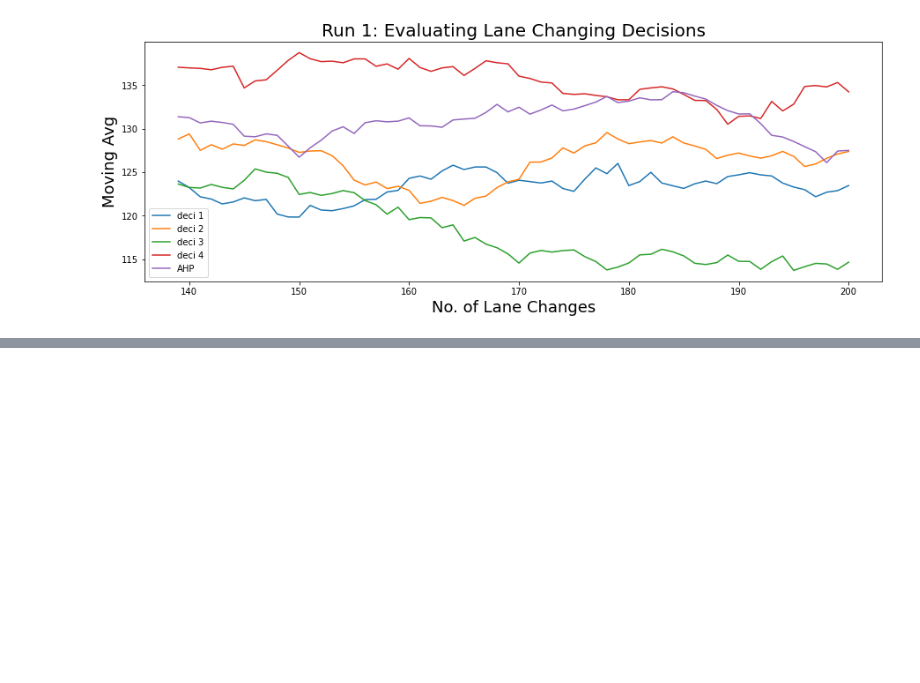
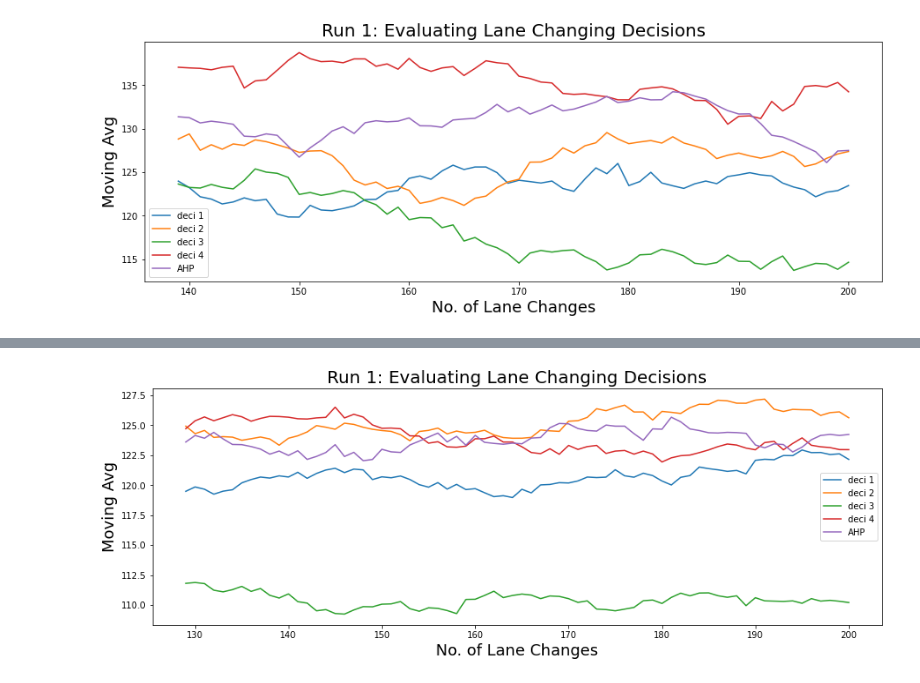
Before and after one commit to Shiv3901/Model_Tester, a Jupyter notebook: Experiment_oct_14.ipynb, the cells around one changed output, grey strips where cells are left out. Cells and saved outputs as stored; diff of their text form; code cells hidden in the pictures; blank space fills up the shorter version.

```diff
--- a/Experiment_oct_14.ipynb
+++ b/Experiment_oct_14.ipynb
@@ -69,0 +78,8 @@ runs_final_2 = Generate.Generate("run_final", paths_final_2, 5)
+# %%
+paths_final_2 = ["run_9.csv"]
+titles = ["deci 1", "deci 2", "deci 3", "deci 4", "AHP"]
+runs_final_2 = Generate.Generate("run_final", paths_final_2, 5)
+# %%
+ _ = runs_final_2.generate_moving_avg_plot("decision", "Evaluating Lane Changing Decisions", 130, titles) # variable, title, width, window size
+# %% [output]
+[figure, added]
```
Also changed, not shown: parts of 6 cells of this notebook, 6 other files.
